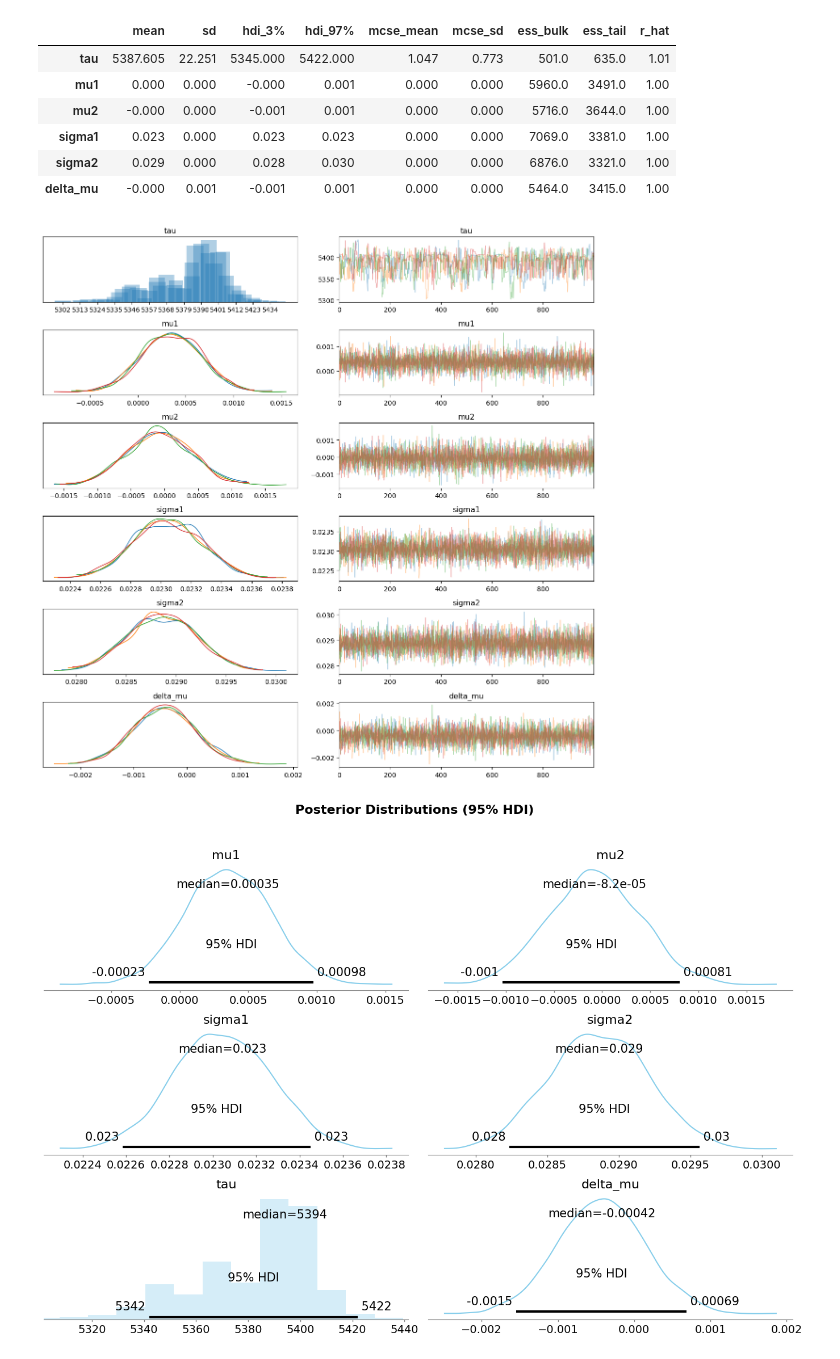
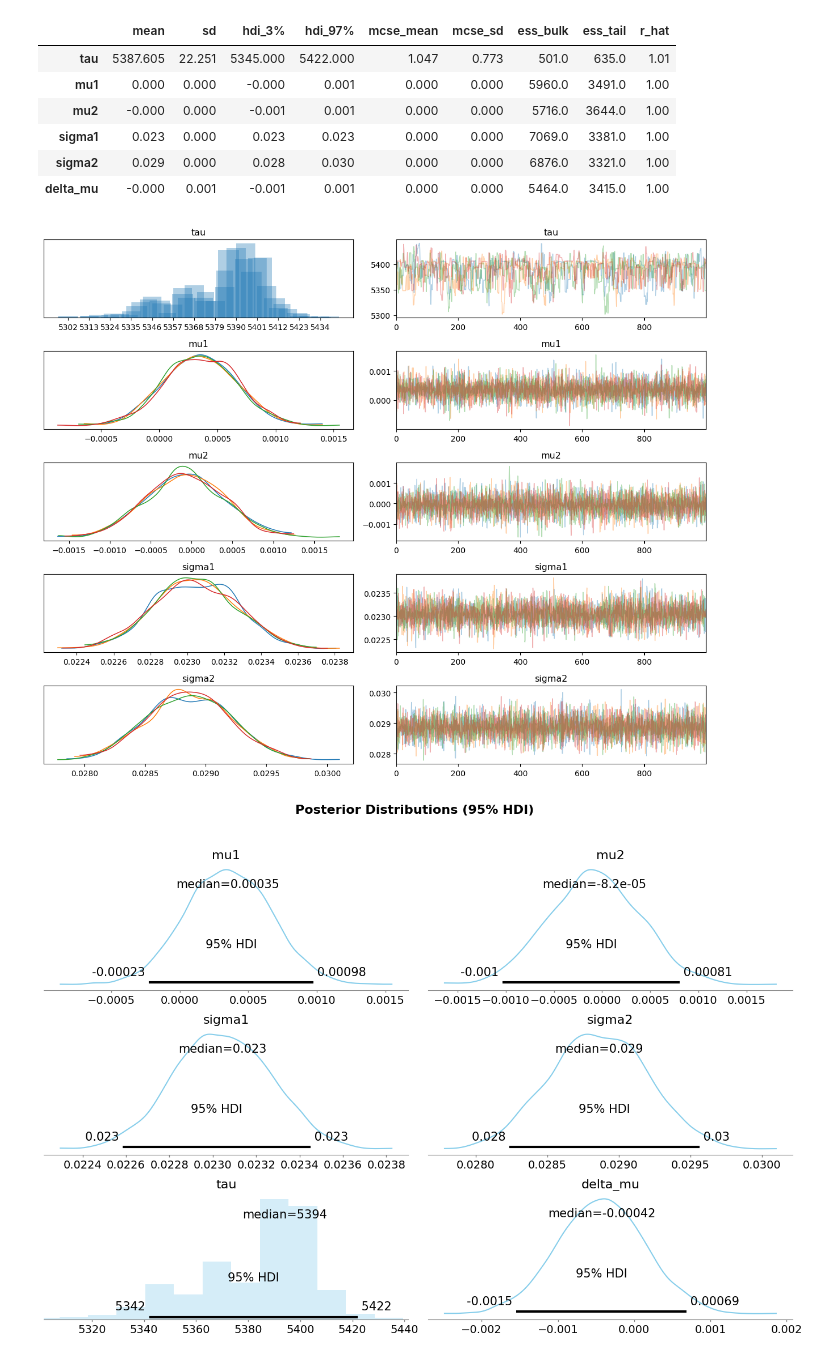
Before and after one commit to tib-dev/Change-Point-Analysis-and-Statistical-Modeling, a Jupyter notebook: notebooks/point_change_modeling.ipynb, the cells around one changed output. Saved outputs shown, nothing was run; the diff lists cells and outputs as text; code cells hidden in the pictures.

```diff
--- a/notebooks/point_change_modeling.ipynb
+++ b/notebooks/point_change_modeling.ipynb
@@ -68,14 +65,14 @@ az.summary(trace, var_names=["tau", "mu1", "mu2", "sigma1", "sigma2", "delta_mu"
 | delta_mu | -0.000 | 0.001 | -0.001 | 0.001 | 0.000 | 0.000 | 5464.0 | 3415.0 | 1.00 |
 # %%
 az.plot_trace(trace,
-              var_names=["tau", "mu1", "mu2", "sigma1", "sigma2", "delta_mu"],
+              var_names=["tau", "mu1", "mu2", "sigma1", "sigma2"],
               combined=False,
               compact=False)
 
 plt.tight_layout()
 plt.show()
 # %% [output]
-[figure, old version]
+[figure, new version]
 # %%
 # Create a dedicated figure for Densities
 fig, axes = plt.subplots(3, 2, figsize=(14, 10))
```
Also changed, not shown: parts of 1 cell of this notebook.
